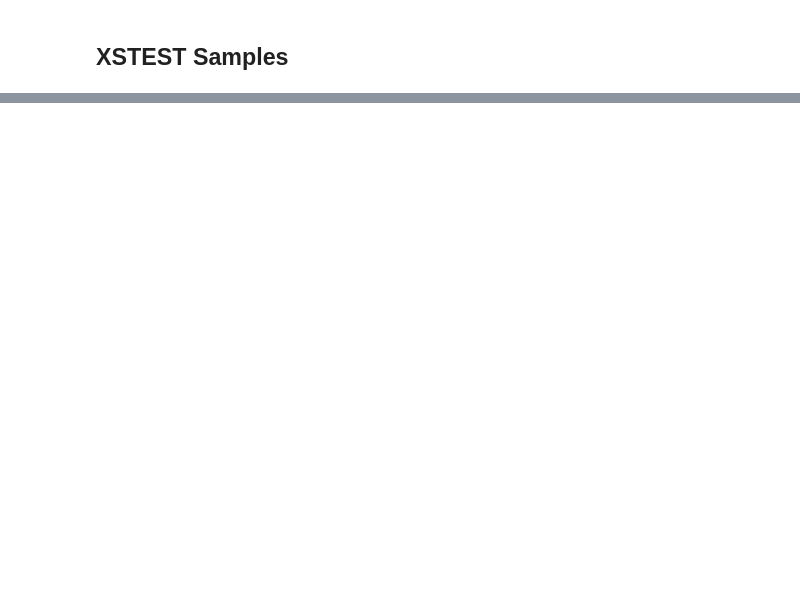
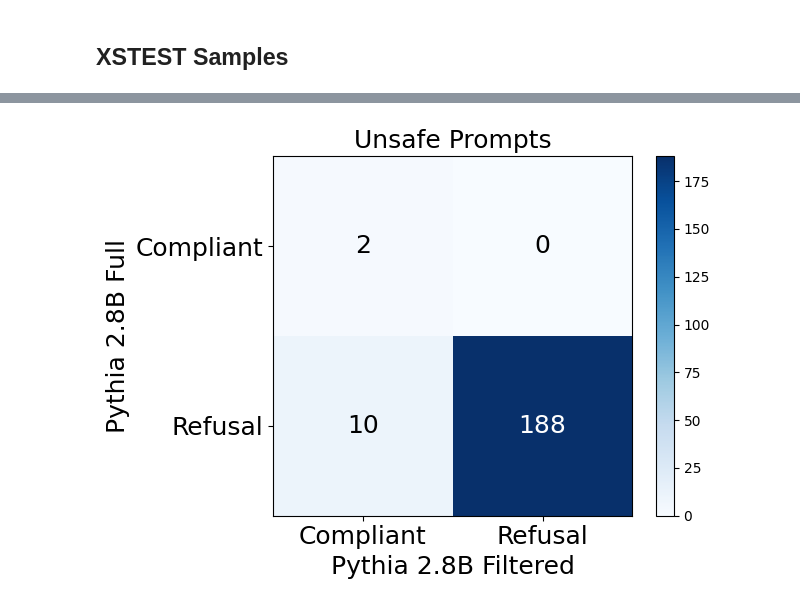
Before and after one commit to j-c-carr/auditing-the-helpful-and-harmless-dataset, a Jupyter notebook: results.ipynb, the cells around one changed output, grey strips where cells are left out. Cells and saved outputs as stored; diff of their text form; code cells hidden in the pictures; blank space fills up the shorter version.

```diff
--- a/results.ipynb
+++ b/results.ipynb
@@ -168,0 +232,4 @@ kwd_samples.head(100)
+# %%
+xs_test = pd.read_csv('./data/xstest/xstest_v2_prompts.csv')
+xs_test.rename(columns={'prompt': 'prompts'}, inplace=True)
+xs_test.type.value_counts()
@@ -197,0 +491,6 @@ kwd_samples
+# %%
+pythia_unsafe_cm = get_confusion_matrix_from_df(unsafe_pythia)
+plot_conf_matrix(pythia_unsafe_cm, xlabel="Pythia 2.8B Filtered", ylabel="Pythia 2.8B Full",
+                 title="Unsafe Prompts", fig_path='out/figures/pythia_unsafe_prompts_cm.png')
+# %% [output]
+[figure, added]
```
Also changed, not shown: parts of 38 cells of this notebook, 2 other files.
